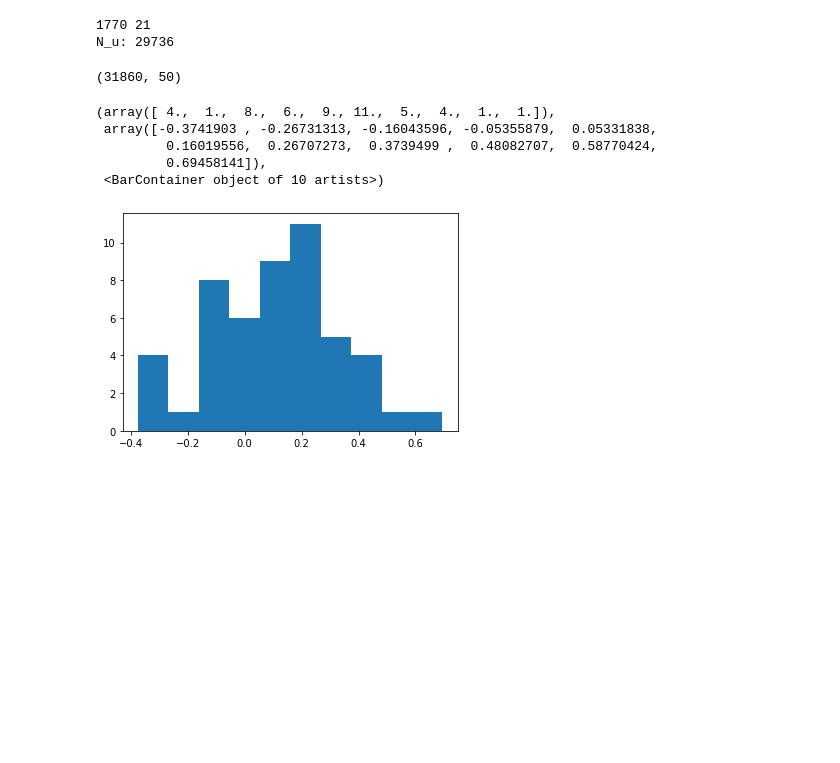
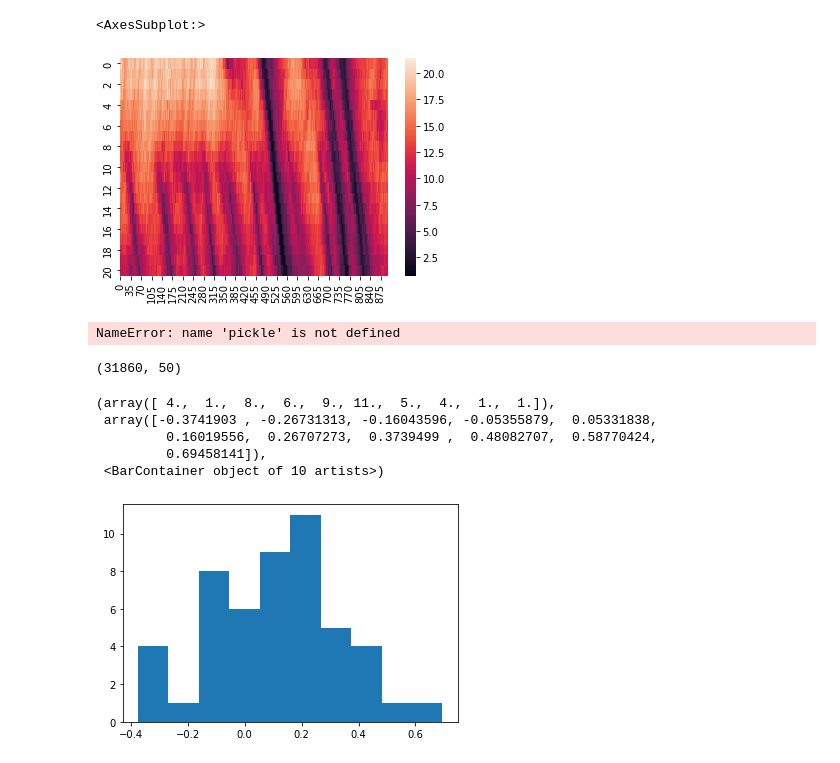
Before and after one commit to CU-DitecT/TrafficFlowGAN, a Jupyter notebook: Untitled1.ipynb, the cells around one changed output. Drawn from its saved outputs; the diff is of its cells as text; code cells hidden in the pictures; blank space fills up the shorter version.

```diff
--- a/Untitled1.ipynb
+++ b/Untitled1.ipynb
@@ -8,3 +8,6 @@ import seaborn as sns
 N_l = 18
 noise = 0.2
 N_noise = 50
+# %%
+with open('data/Ngsim/US101_Lane1to5_t1.5s30.pickle', 'rb') as f:
+    data_pickle = pickle.load(f)
@@ -11,3 +34,10 @@ N_noise = 50
+# %%
+vMat = data_pickle["vMat"]
+# %%
+sns.heatmap(np.flip(vMat[:,:900], 0))
+# %% [output]
+<AxesSubplot:>
+[figure, added]
 # %%
 with open('data/Ngsim/US101_Lane1to5_t1.5s30.pickle', 'rb') as f:
             data_pickle = pickle.load(f)
@@ -104,8 +134,7 @@ for i in range(N_noise-1):
 # self.mean = np.mean(X_rho_u, axis=0)
 # self.std = np.std(X_rho_u, axis=0)
 # %% [output]
-1770 21
-N_u: 29736
+NameError: name 'pickle' is not defined
 # %%
 rho_train_repeat.shape
 # %% [output]
```
Also changed, not shown: parts of 1 cell of this notebook, 8 other files.
